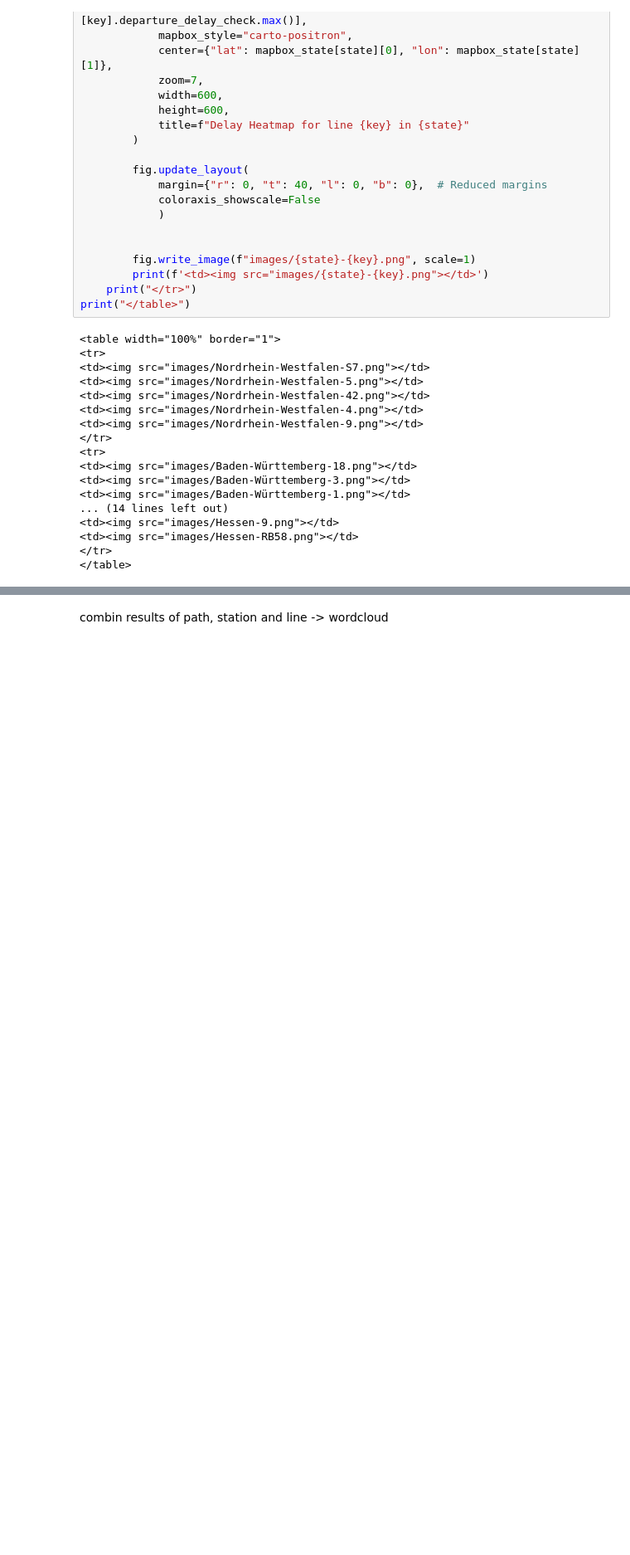
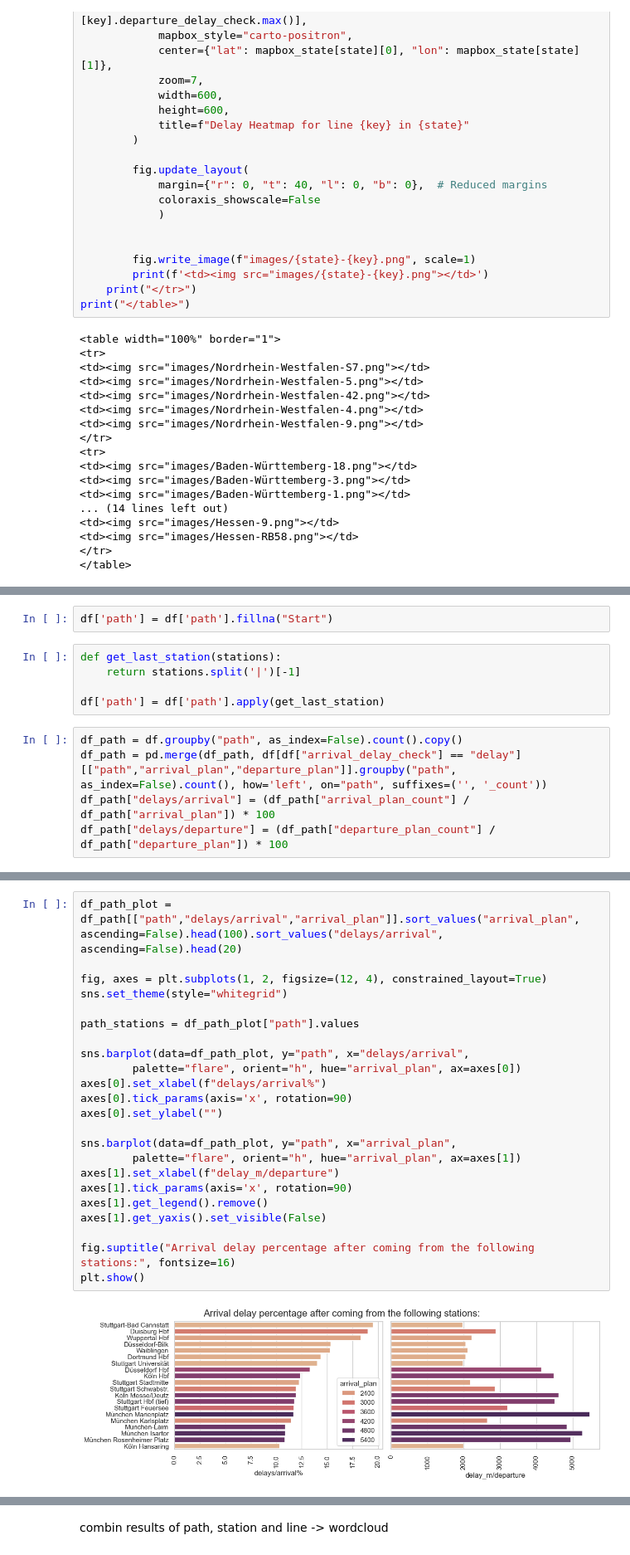
Before and after one commit to Nokkyuu/Fantastic_trains_and_when_to_find_them, a Jupyter notebook: EDA/03_geographical_analysis.ipynb, the cells around one changed output, grey strips where cells are left out. Shown at 83% size. Drawn from its saved outputs; the diff is of its cells as text; blank space fills up the shorter version.

```diff
--- a/EDA/03_geographical_analysis.ipynb
+++ b/EDA/03_geographical_analysis.ipynb
@@ -687,0 +707,12 @@ PATH ANALYSE NAN = START, ALWAYS TAKE THE LAST ONE from the path
+# %%
+df['path'] = df['path'].fillna("Start")
+# %%
+def get_last_station(stations):
+    return stations.split('|')[-1]
+
+df['path'] = df['path'].apply(get_last_station)
+# %%
+df_path = df.groupby("path", as_index=False).count().copy()
+df_path = pd.merge(df_path, df[df["arrival_delay_check"] == "delay"][["path","arrival_plan","departure_plan"]].groupby("path", as_index=False).count(), how='left', on="path", suffixes=('', '_count'))
+df_path["delays/arrival"] = (df_path["arrival_plan_count"] / df_path["arrival_plan"]) * 100
+df_path["delays/departure"] = (df_path["departure_plan_count"] / df_path["departure_plan"]) * 100
@@ -687,0 +729,25 @@ PATH ANALYSE NAN = START, ALWAYS TAKE THE LAST ONE from the path
+# %%
+df_path_plot = df_path[["path","delays/arrival","arrival_plan"]].sort_values("arrival_plan", ascending=False).head(100).sort_values("delays/arrival", ascending=False).head(20)
+
+fig, axes = plt.subplots(1, 2, figsize=(12, 4), constrained_layout=True)
+sns.set_theme(style="whitegrid")
+
+path_stations = df_path_plot["path"].values
+
+sns.barplot(data=df_path_plot, y="path", x="delays/arrival",
+        palette="flare", orient="h", hue="arrival_plan", ax=axes[0])
+axes[0].set_xlabel(f"delays/arrival%")
+axes[0].tick_params(axis='x', rotation=90)
+axes[0].set_ylabel("")
+
+sns.barplot(data=df_path_plot, y="path", x="arrival_plan",
+        palette="flare", orient="h", hue="arrival_plan", ax=axes[1])
+axes[1].set_xlabel(f"delay_m/departure")
+axes[1].tick_params(axis='x', rotation=90)
+axes[1].get_legend().remove()
+axes[1].get_yaxis().set_visible(False)
+
+fig.suptitle("Arrival delay percentage after coming from the following stations:", fontsize=16)
+plt.show()
+# %% [output]
+[figure, added]
```
Also changed, not shown: parts of 13 cells of this notebook, 2 other files.
